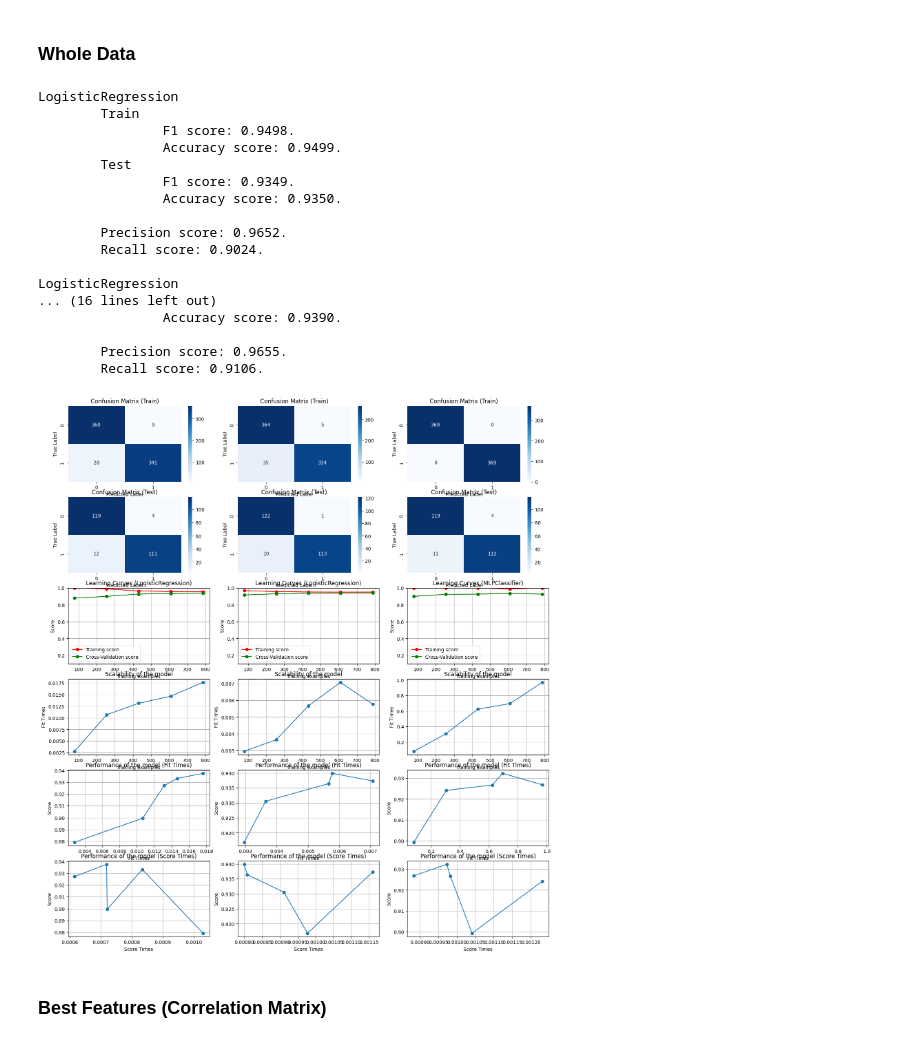
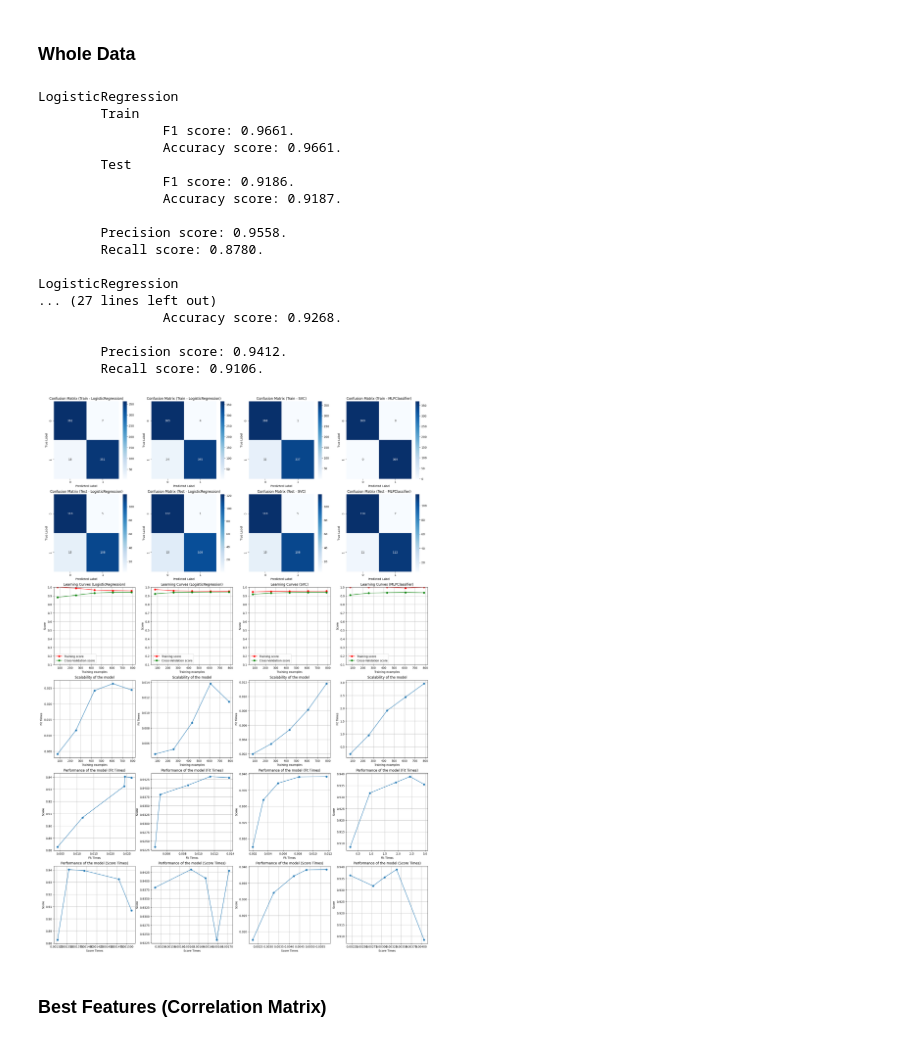
Before and after one commit to andreaoliveira9/Projeto-TAA-1, a Jupyter notebook: Project.ipynb, the cells around one changed output. Cells and saved outputs as stored; diff of their text form; code cells hidden in the pictures.

```diff
--- a/Project.ipynb
+++ b/Project.ipynb
@@ -235,6 +235,7 @@ In conclusion, the features that were identified in both cases as the greatest i
 from sklearn.model_selection import train_test_split
 
 from sklearn.linear_model import LogisticRegression
+from sklearn.svm import SVC
 from sklearn.neural_network import MLPClassifier
 
 from sklearn.metrics import precision_score, recall_score, f1_score, confusion_matrix
@@ -242,8 +243,7 @@ from sklearn.model_selection import learning_curve, ShuffleSplit
 
 
 def compare_algorithms (algorithms, X, y):
-
-    fig, charts = plt.subplots(6, len(algorithms), figsize=(6*len(algorithms), 30))
+    fig, charts = plt.subplots(6, len(algorithms), figsize=(6*len(algorithms), 35))
 
     features_train, features_test, labels_train, labels_test = train_test_split(X, y, stratify = y)
 
@@ -284,13 +284,13 @@ def compare_algorithms (algorithms, X, y):
         sns.heatmap(confusion_matrix_train, annot=True, fmt="d", cmap="Blues", ax=chart[0])
         chart[0].set_xlabel("Predicted Label")
         chart[0].set_ylabel("True Label")
-        chart[0].set_title("Confusion Matrix (Train)")
+        chart[0].set_title("Confusion Matrix (Train - {})".format(algorithm_name))
 
         confusion_matrix_test = confusion_matrix(labels_test, labels_predicted_test)
         sns.heatmap(confusion_matrix_test, annot=True, fmt="d", cmap="Blues", ax=chart[1])
         chart[1].set_xlabel("Predicted Label")
         chart[1].set_ylabel("True Label")
-        chart[1].set_title("Confusion Matrix (Test)")
+        chart[1].set_title("Confusion Matrix (Test - {})".format(algorithm_name))
 
         chart[2].grid()
         chart[2].set_ylim(*np.linspace(0.1, 1.0, 1))
@@ -300,7 +300,6 @@ def compare_algorithms (algorithms, X, y):
         chart[2].set_xlabel("Training examples")
         chart[2].set_ylabel("Score")
         chart[2].legend(loc="best")
-
 
         chart[3].grid()
         chart[3].plot(train_sizes, fit_times_mean, "o-")
@@ -330,28 +329,28 @@ def compare_algorithms (algorithms, X, y):
 # %% [markdown]
 ### Whole Data
 # %%
-algorithms = [LogisticRegression(penalty=None, max_iter=5000), LogisticRegression(penalty='l2', max_iter=5000), MLPClassifier(max_iter=5000)]
+algorithms = [LogisticRegression(penalty=None, max_iter=5000), LogisticRegression(penalty='l2', max_iter=5000), SVC(kernel="rbf", max_iter=5000), MLPClassifier(max_iter=5000)]
 
 compare_algorithms(algorithms, X, Y)
 # %% [output]
 LogisticRegression
         Train
-                F1 score: 0.9498.
-                Accuracy score: 0.9499.
+                F1 score: 0.9661.
+                Accuracy score: 0.9661.
         Test
-                F1 score: 0.9349.
-                Accuracy score: 0.9350.
+                F1 score: 0.9186.
+                Accuracy score: 0.9187.
 
-        Precision score: 0.9652.
-        Recall score: 0.9024.
+        Precision score: 0.9558.
+        Recall score: 0.8780.
 
 LogisticRegression
-... (16 lines left out)
-                Accuracy score: 0.9390.
+... (27 lines left out)
+                Accuracy score: 0.9268.
 
-        Precision score: 0.9655.
+        Precision score: 0.9412.
         Recall score: 0.9106.
-[figure, old version]
+[figure, new version]
 # %% [markdown]
 ### Best Features (Correlation Matrix)
 # %%
```
Also changed, not shown: parts of 6 cells of this notebook, 1 other file.
